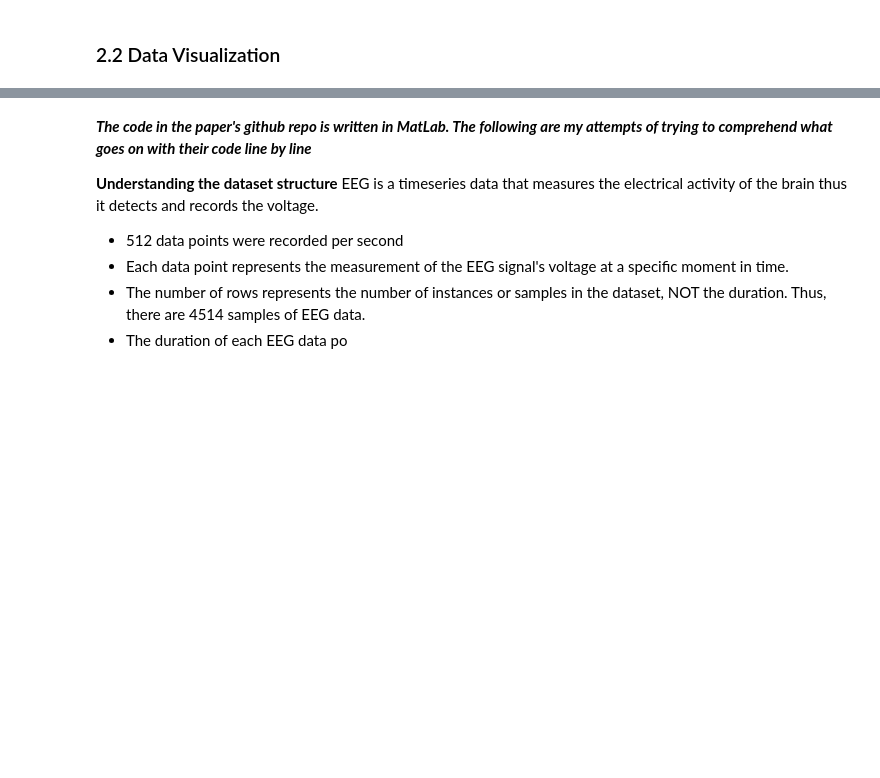
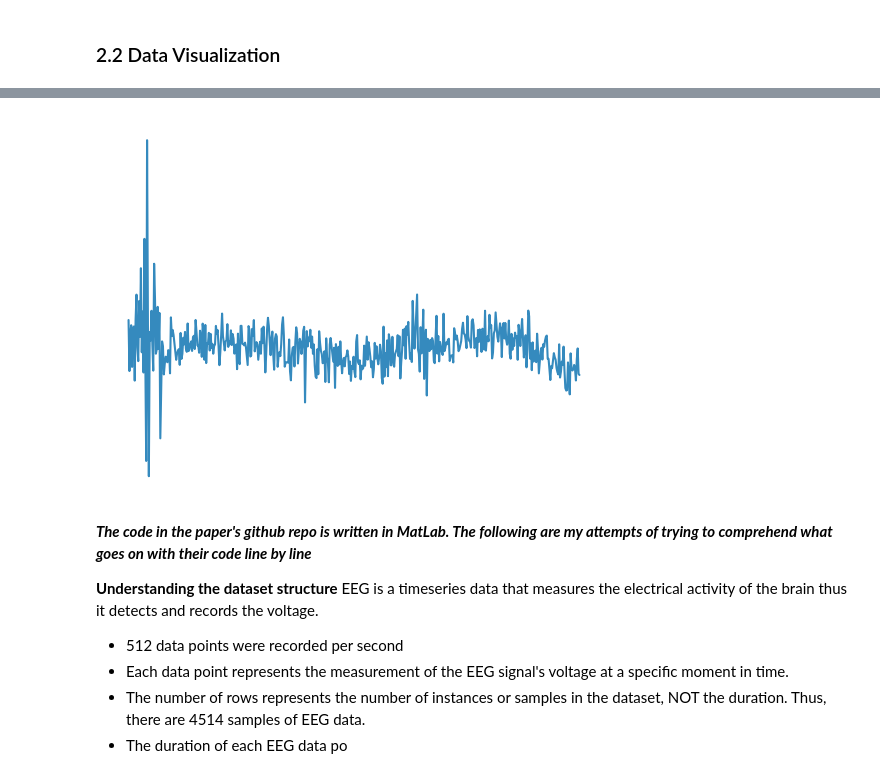
Before and after one commit to zelan-eroz/ee, a Jupyter notebook: ee.ipynb, the cells around one changed output, grey strips where cells are left out. Saved outputs shown, nothing was run; the diff lists cells and outputs as text; code cells hidden in the pictures; blank space fills up the shorter version.

```diff
--- a/ee.ipynb
+++ b/ee.ipynb
@@ -202,3 +238,10 @@ plt.show()
+# %%
+plt.axis('off')
+plt.plot(time, emg[random.randint(len(emg))],color='#358ABE')  # Replace '0' with the desired segment or row from the EOG data
+plt.savefig('output3.png', transparent=True)
+plt.show()
+# %% [output]
+[figure, added]
 # %% [markdown]
 ***The code in the paper's github repo is written in MatLab. The following are my attempts of trying to comprehend what goes on with their code line by line***
 
```
Also changed, not shown: parts of 8 cells of this notebook, 2 other files.
